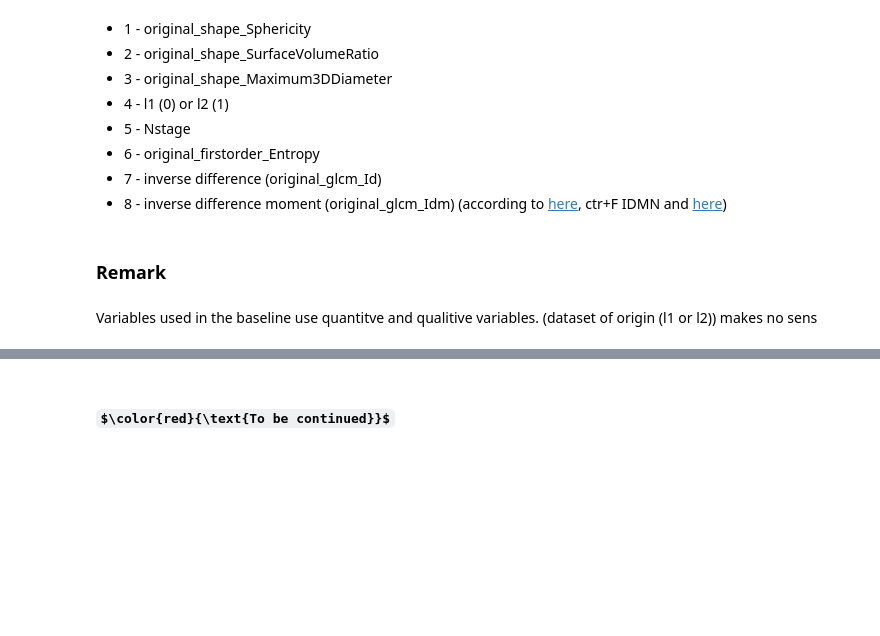
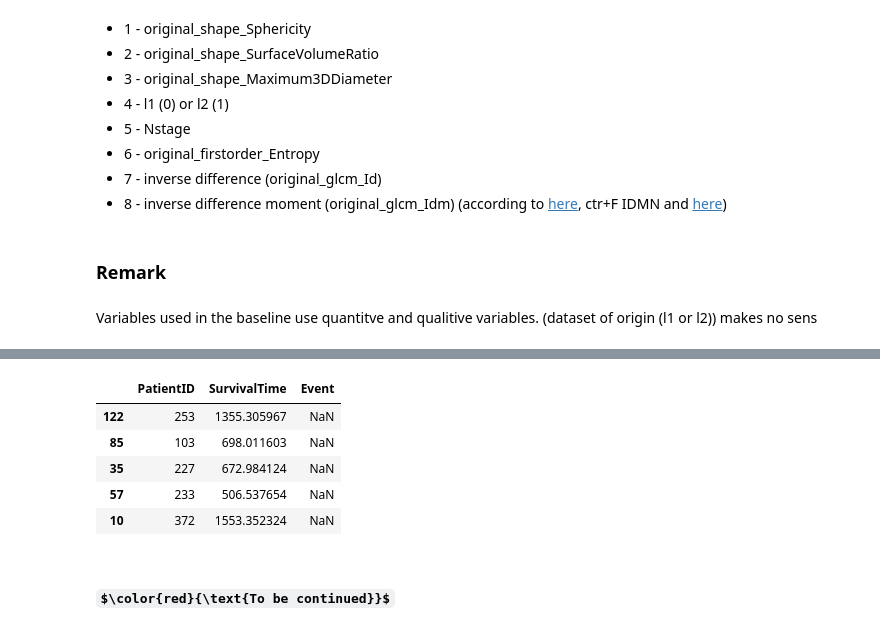
Before and after one commit to DamienToomey/predicting_lung_cancer_survival_time, a Jupyter notebook: code/code.ipynb, the cells around one changed output, grey strips where cells are left out. Drawn from its saved outputs; the diff is of its cells as text; code cells hidden in the pictures; some formulas as TeX source; blank space fills up the shorter version.

```diff
--- a/code/code.ipynb
+++ b/code/code.ipynb
@@ -147,0 +318,3 @@ Variables used in the baseline use quantitve and qualitive variables. (dataset o
+# %%
+df_X_test = df_X_test.astype(float)
+df_X_test.info()
@@ -148,2 +350,11 @@ Variables used in the baseline use quantitve and qualitive variables. (dataset o
+# %%
+df_predicted_survival_time.sample(5)
+# %% [output]
+|  | PatientID | SurvivalTime | Event |
+| 122 | 253 | 1355.305967 | NaN |
+| 85 | 103 | 698.011603 | NaN |
+| 35 | 227 | 672.984124 | NaN |
+| 57 | 233 | 506.537654 | NaN |
+| 10 | 372 | 1553.352324 | NaN |
 # %% [markdown]
 ## $\color{red}{\text{To be continued}}$
```
Also changed, not shown: parts of 38 cells of this notebook.
